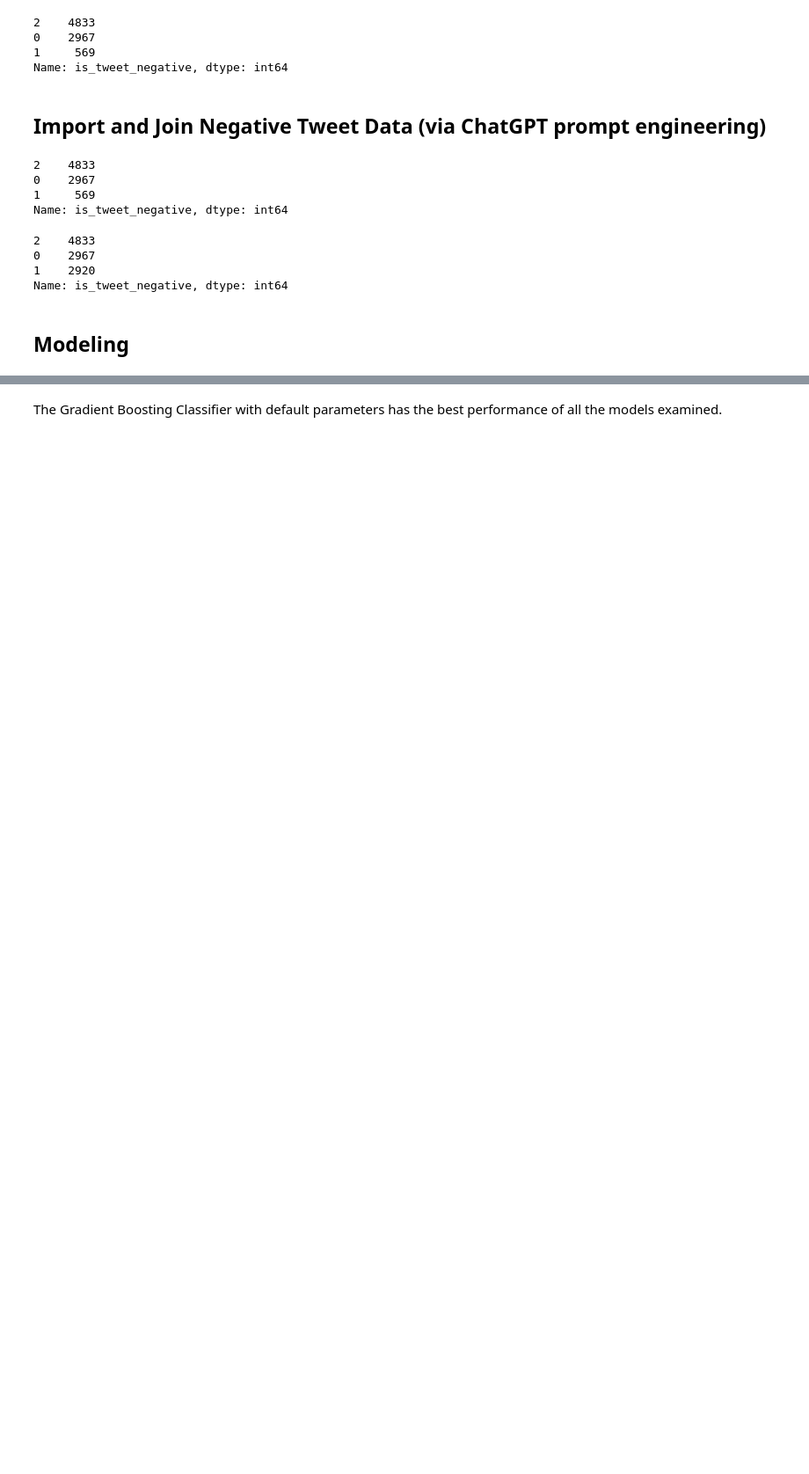
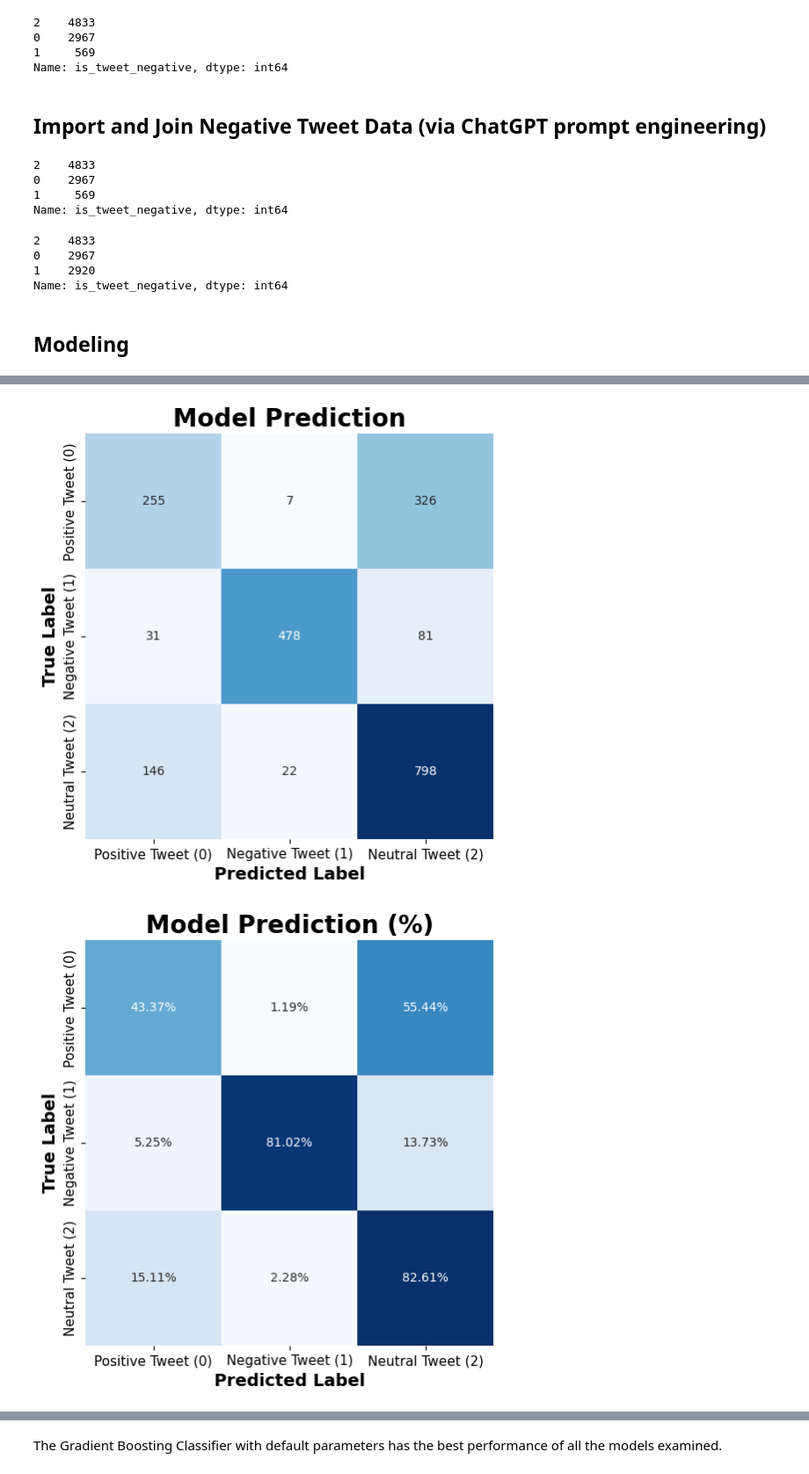
Before and after one commit to jmclaughlin712/Twitter-Sentiment-Analysis, a Jupyter notebook: Tweet-Analysis.ipynb, the cells around one changed output, grey strips where cells are left out. Shown: that part at 88% size. Cells and saved outputs as stored; diff of their text form; code cells hidden in the pictures; blank space fills up the shorter version.

Commit message:
added emojis and new visuals

```diff
--- a/Tweet-Analysis.ipynb
+++ b/Tweet-Analysis.ipynb
@@ -38,6 +38,6 @@ from wordcloud import WordCloud
 # %%
 # Read in data locally
-df = pd.read_csv('data/Tweets.csv', encoding='latin1')
+#df = pd.read_csv('data/Tweets.csv', encoding='latin1')
 
 # Read in data using google colab/drive
-#df = pd.read_csv('/content/drive/MyDrive/Flatiron/project_4/tweets.csv', encoding='latin1')
+df = pd.read_csv('/content/drive/MyDrive/Flatiron/project_4/tweets.csv', encoding='latin1')
@@ -159,7 +155,7 @@ renamed_values = {
       'ipad': 1, 'ipad or iphone app': 1,
       'iphone': 1, 'other google product or service': 0,
       'android app': 0, 'android': 0, 'google': 0,
-      'other apple product or service': 1, 'apple': 1,
+      'other apple product or service': 1, 'apple': 1
                  }
 df['is_apple'] = df['tweet_is_directed_at'].map(renamed_values).astype('Int64')
 
@@ -224,10 +214,10 @@ df['is_tweet_negative'].value_counts()
 Name: is_tweet_negative, dtype: int64
 # %%
 # Read in data locally
-neg_tweets = pd.read_csv('data/chatgpt_tweet_data.csv')
+#neg_tweets = pd.read_csv('data/chatgpt_tweet_data.csv')
 
 # Read in data using google colab/drive
-#neg_tweets = pd.read_csv('/content/drive/MyDrive/Flatiron/project_4/chatgpt_tweet_data.csv')
+neg_tweets = pd.read_csv('/content/drive/MyDrive/Flatiron/project_4/chatgpt_tweet_data.csv')
 
 # Lowercase
 neg_tweets = neg_tweets.applymap(lambda s:s.lower() if type(s) == str else s)
@@ -285,7 +275,7 @@ def emoji_fixer(x):
 neg_tweets['tweet']=neg_tweets['tweet'].apply(emoji_fixer)
 # %%
 #Join Dataframes
-df = pd.concat([df, neg_tweets])
+df = pd.concat([df, neg_tweets], ignore_index=True)
 # %%
 df['is_tweet_negative'].value_counts()
 # %% [output]
@@ -396,0 +358,40 @@ Accuracy: 0.715018656716418
+# %%
+def plot_confusion_matrix(y_true, y_pred, classes, normalize=False):
+    cm = confusion_matrix(y_true, y_pred, labels=classes)
+    cm_df = pd.DataFrame(cm, index=classes, columns=classes)
+
+    if normalize:
+        cm_df = cm_df.div(cm_df.sum(axis=1), axis=0)
+
+    fig, ax = plt.subplots(figsize=(6, 6))
+
+    sns.heatmap(cm_df, annot=True, fmt=".2%" if normalize else "d", cmap='Blues', ax=ax, cbar=False)
+
+    ax.set_title('Model Prediction' + (' (%)' if normalize else ''), fontsize=20, weight='bold')
+    ax.set_xlabel('Predicted Label', fontsize=14, weight='bold')
+    ax.set_ylabel('True Label', fontsize=14, weight='bold')
+
+    # Define the labels
+    labels = ['Positive Tweet (0)', 'Negative Tweet (1)', 'Neutral Tweet (2)']
+
+    # Set the tick labels with increased size
+    ax.set_xticklabels(labels, fontsize=11)
+    ax.set_yticklabels(labels, fontsize=11)
+
+    plt.show()
+
+# Set classes
+classes = [0, 1, 2]
+
+# Plot the non-normalized confusion matrix
+plot_confusion_matrix(y_test, y_pred, classes)
+
+# Plot the normalized confusion matrix
+plot_confusion_matrix(y_test, y_pred, classes, normalize=True)
+
+# Evaluate the model
+print(classification_report(y_test, y_pred))
+print("Accuracy:", accuracy_score(y_test, y_pred))
+# %% [output]
+[figure, added]
+[figure, added]
```
Also changed, not shown: parts of 23 cells of this notebook.
